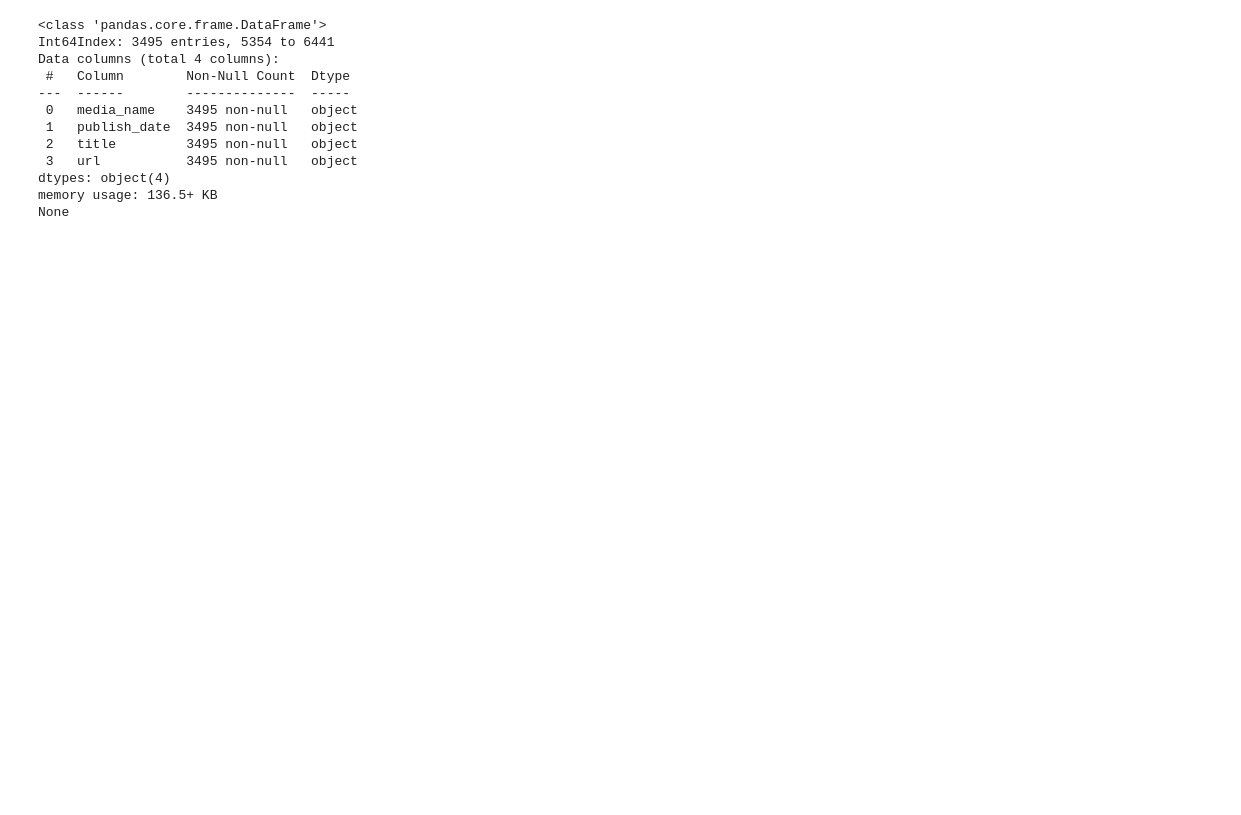
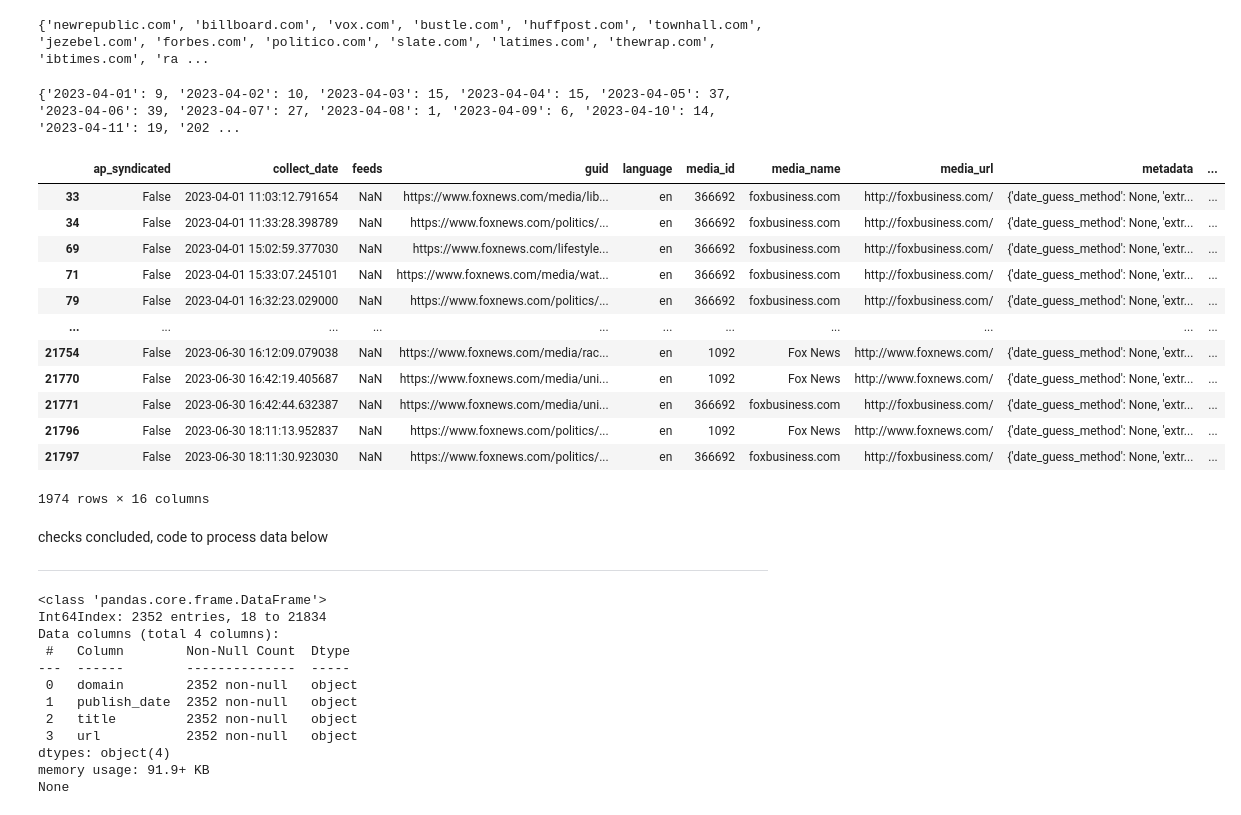
Before and after one commit to asmithh/trans-fer-entropy, a Jupyter notebook: obtaining_news_collections/get_nytimes_foxnews_texts_starting_with_mediacloud_data.ipynb, the cells around one changed output. Cells and saved outputs as stored; diff of their text form; code cells hidden in the pictures; blank space fills up the shorter version.

```diff
--- a/obtaining_news_collections/get_nytimes_foxnews_texts_starting_with_mediacloud_data.ipynb
+++ b/obtaining_news_collections/get_nytimes_foxnews_texts_starting_with_mediacloud_data.ipynb
@@ -78,21 +89,62 @@ us_national_news[['language', 'media_name', 'media_url', 'publish_date', 'title'
+# %%
+fox_urls = [x for x in list(us_national_news['url']) if 'fox' in x]
+print(set([extract(url).registered_domain for url in fox_urls]))
+# %% [output]
+{'newrepublic.com', 'billboard.com', 'vox.com', 'bustle.com', 'huffpost.com', 'townhall.com', 'jezebel.com', 'forbes.com', 'politico.com', 'slate.com', 'latimes.com', 'thewrap.com', 'ibtimes.com', 'ra ...
+# %%
+relev_fox_news_urls = [url for url in list(us_national_news['url']) if extract(url).registered_domain == 'foxnews.com']
+f_dates = list(us_national_news[us_national_news['url'].isin(relev_fox_news_urls)]['publish_date'])
+# %%
+f_date_to_counts = {}
+for d in f_dates:
+    d = d.split()[0]
+    if d in f_date_to_counts:
+        f_date_to_counts[d] += 1
+    else:
+        f_date_to_counts[d] = 1
+print(f_date_to_counts)
+# %% [output]
+{'2023-04-01': 9, '2023-04-02': 10, '2023-04-03': 15, '2023-04-04': 15, '2023-04-05': 37, '2023-04-06': 39, '2023-04-07': 27, '2023-04-08': 1, '2023-04-09': 6, '2023-04-10': 14, '2023-04-11': 19, '202 ...
+# %%
+us_national_news[us_national_news['url'].isin(relev_fox_news_urls)]
+# %% [output]
+|  | ap_syndicated | collect_date | feeds | guid | language | media_id | media_name | media_url | metadata | ... |
+| 33 | False | 2023-04-01 11:03:12.791654 | NaN | https://www.foxnews.com/media/lib... | en | 366692 | foxbusiness.com | http://foxbusiness.com/ | {'date_guess_method': None, 'extr... | ... |
+| 34 | False | 2023-04-01 11:33:28.398789 | NaN | https://www.foxnews.com/politics/... | en | 366692 | foxbusiness.com | http://foxbusiness.com/ | {'date_guess_method': None, 'extr... | ... |
+| 69 | False | 2023-04-01 15:02:59.377030 | NaN | https://www.foxnews.com/lifestyle... | en | 366692 | foxbusiness.com | http://foxbusiness.com/ | {'date_guess_method': None, 'extr... | ... |
+| 71 | False | 2023-04-01 15:33:07.245101 | NaN | https://www.foxnews.com/media/wat... | en | 366692 | foxbusiness.com | http://foxbusiness.com/ | {'date_guess_method': None, 'extr... | ... |
+| 79 | False | 2023-04-01 16:32:23.029000 | NaN | https://www.foxnews.com/politics/... | en | 366692 | foxbusiness.com | http://foxbusiness.com/ | {'date_guess_method': None, 'extr... | ... |
+| ... | ... | ... | ... | ... | ... | ... | ... | ... | ... | ... |
+| 21754 | False | 2023-06-30 16:12:09.079038 | NaN | https://www.foxnews.com/media/rac... | en | 1092 | Fox News | http://www.foxnews.com/ | {'date_guess_method': None, 'extr... | ... |
+| 21770 | False | 2023-06-30 16:42:19.405687 | NaN | https://www.foxnews.com/media/uni... | en | 1092 | Fox News | http://www.foxnews.com/ | {'date_guess_method': None, 'extr... | ... |
+| 21771 | False | 2023-06-30 16:42:44.632387 | NaN | https://www.foxnews.com/media/uni... | en | 366692 | foxbusiness.com | http://foxbusiness.com/ | {'date_guess_method': None, 'extr... | ... |
+| 21796 | False | 2023-06-30 18:11:13.952837 | NaN | https://www.foxnews.com/politics/... | en | 1092 | Fox News | http://www.foxnews.com/ | {'date_guess_method': None, 'extr... | ... |
+| 21797 | False | 2023-06-30 18:11:30.923030 | NaN | https://www.foxnews.com/politics/... | en | 366692 | foxbusiness.com | http://foxbusiness.com/ | {'date_guess_method': None, 'extr... | ... |
+1974 rows × 16 columns
+# %% [markdown]
+checks concluded, code to process data below
+
+---
 # %%
-relevant_news = us_national_news[us_national_news['media_name'].isin(['foxnews.com',
-                                                                      'nytimes.com'])]
+us_national_news['domain'] = [extract(url).registered_domain for url in list(us_national_news['url'])]
+
+relevant_news = us_national_news[us_national_news['domain'].isin(['foxnews.com',
+                                                                  'nytimes.com'])]
 relevant_news = relevant_news[relevant_news['language']=='en']
-relevant_news = relevant_news[['media_name', 'publish_date', 'title', 'url']]
+relevant_news = relevant_news[['domain', 'publish_date', 'title', 'url']]
 print(relevant_news.info())
 # %% [output]
 <class 'pandas.core.frame.DataFrame'>
-Int64Index: 3495 entries, 5354 to 6441
+Int64Index: 2352 entries, 18 to 21834
 Data columns (total 4 columns):
  #   Column        Non-Null Count  Dtype
 ---  ------        --------------  -----
- 0   media_name    3495 non-null   object
- 1   publish_date  3495 non-null   object
- 2   title         3495 non-null   object
- 3   url           3495 non-null   object
+ 0   domain        2352 non-null   object
+ 1   publish_date  2352 non-null   object
+ 2   title         2352 non-null   object
+ 3   url           2352 non-null   object
 dtypes: object(4)
-memory usage: 136.5+ KB
+memory usage: 91.9+ KB
 None
 # %%
 relevant_news.publish_date = pd.to_datetime(relevant_news.publish_date)#.dt.date
```
Also changed, not shown: parts of 15 cells of this notebook.
